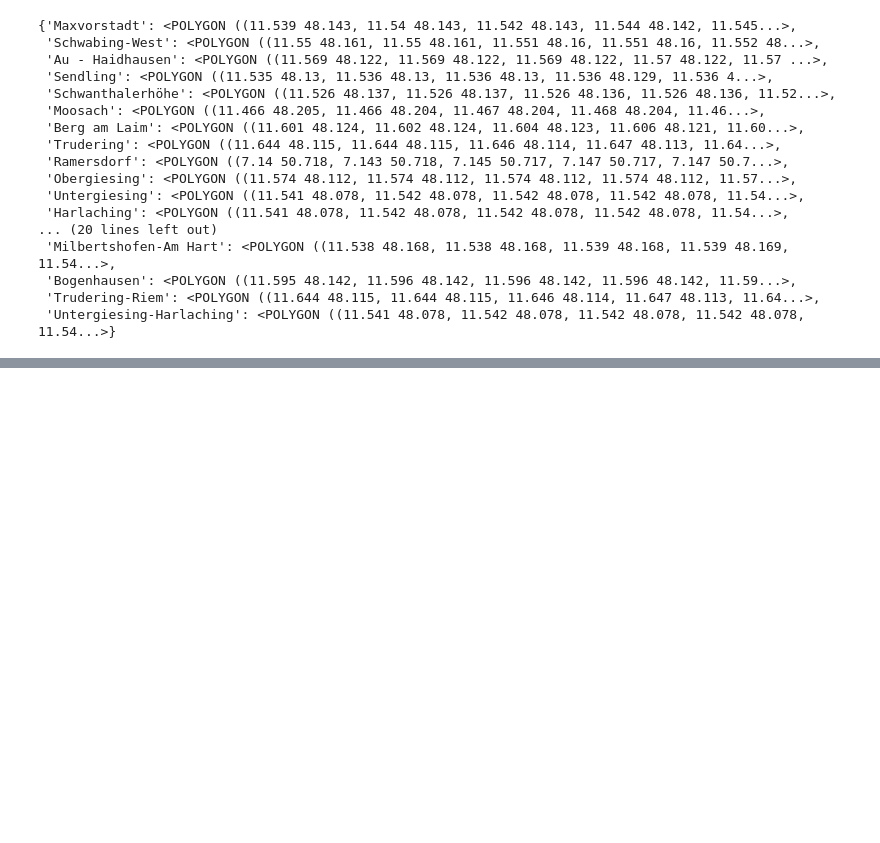
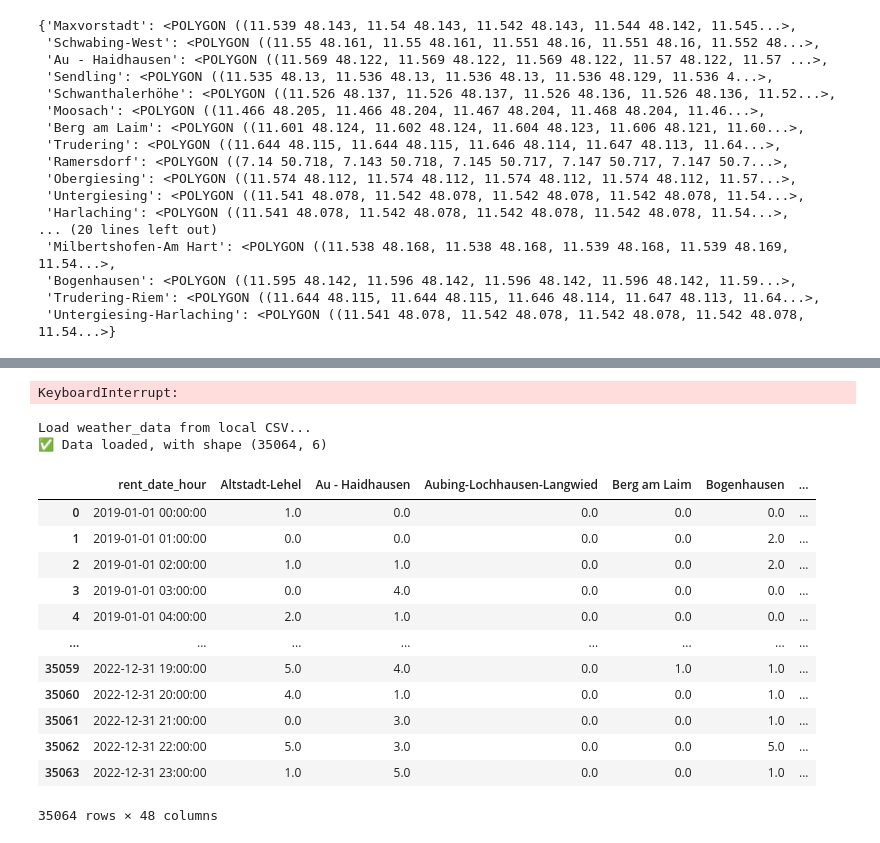
Before and after one commit to shoefer987/bike_sharing_demand, a Jupyter notebook: notebooks/shoefer987_preprocessing.ipynb, the cells around one changed output, grey strips where cells are left out. Saved outputs shown, nothing was run; the diff lists cells and outputs as text; code cells hidden in the pictures; blank space fills up the shorter version.

```diff
--- a/notebooks/shoefer987_preprocessing.ipynb
+++ b/notebooks/shoefer987_preprocessing.ipynb
@@ -216,0 +334,14 @@ dict
+# %%
+# 2. drop cols
+rental_relavent_cols_df = df[['STARTTIME' , 'STARTLAT' , 'STARTLON']]
+
+# 3. clean(rm duplicates)
+rental_relavent_cols_df = rental_relavent_cols_df.drop_duplicates()
+
+# 4. encode y
+encoded_rental_df = encode_district_label(rental_relavent_cols_df , get_polygons())
+
+# 5. aggregate by hour
+aggregated_rental_df = group_rental_data_by_hour(encoded_rental_df)
+# %% [output]
+KeyboardInterrupt:
@@ -216,0 +350,39 @@ dict
+# %%
+aggregated_rental_df = pd.read_csv(f'{LOCAL_DATA_PATH}/processed/aggregated_rental_df.csv')
+aggregated_rental_df.rent_date_hour = pd.to_datetime(aggregated_rental_df.rent_date_hour)
+# %%
+# 6. join with weather data
+weather_data_df = get_weather_data(cache_path=Path(f'{LOCAL_DATA_PATH}/raw/histotical_weather_data_{START_YEAR}_to_{END_YEAR}.csv'))
+weather_data_df['time'] = pd.to_datetime(weather_data_df['time'])
+merged_df = aggregated_rental_df.merge(weather_data_df, right_on='time' , left_on='rent_date_hour' , how='outer')
+merged_df['rent_date_hour'] = merged_df['time']
+merged_df = merged_df.sort_values(by='rent_date_hour').drop(columns=['time'])
+
+# 7. feature enginering & merge
+holidays = is_holiday(merged_df[['rent_date_hour']])
+merged_df = merged_df.merge(holidays , on='rent_date_hour' , how='inner')
+
+weekends = is_weekend(merged_df[['rent_date_hour']])
+merged_df = merged_df.merge(weekends , on='rent_date_hour' , how='inner')
+
+encoded_date = encode_temporal_features(merged_df[['rent_date_hour']])
+merged_df = merged_df.merge(encoded_date , on='rent_date_hour' , how='inner')
+# %% [output]
+Load weather_data from local CSV...
+✅ Data loaded, with shape (35064, 6)
+# %%
+merged_df
+# %% [output]
+|  | rent_date_hour | Altstadt-Lehel | Au - Haidhausen | Aubing-Lochhausen-Langwied | Berg am Laim | Bogenhausen | ... |
+| 0 | 2019-01-01 00:00:00 | 1.0 | 0.0 | 0.0 | 0.0 | 0.0 | ... |
+| 1 | 2019-01-01 01:00:00 | 0.0 | 0.0 | 0.0 | 0.0 | 2.0 | ... |
+| 2 | 2019-01-01 02:00:00 | 1.0 | 1.0 | 0.0 | 0.0 | 2.0 | ... |
+| 3 | 2019-01-01 03:00:00 | 0.0 | 4.0 | 0.0 | 0.0 | 0.0 | ... |
+| 4 | 2019-01-01 04:00:00 | 2.0 | 1.0 | 0.0 | 0.0 | 0.0 | ... |
+| ... | ... | ... | ... | ... | ... | ... | ... |
+| 35059 | 2022-12-31 19:00:00 | 5.0 | 4.0 | 0.0 | 1.0 | 1.0 | ... |
+| 35060 | 2022-12-31 20:00:00 | 4.0 | 1.0 | 0.0 | 0.0 | 1.0 | ... |
+| 35061 | 2022-12-31 21:00:00 | 0.0 | 3.0 | 0.0 | 0.0 | 1.0 | ... |
+| 35062 | 2022-12-31 22:00:00 | 5.0 | 3.0 | 0.0 | 0.0 | 5.0 | ... |
+| 35063 | 2022-12-31 23:00:00 | 1.0 | 5.0 | 0.0 | 0.0 | 1.0 | ... |
+35064 rows × 48 columns
```
Also changed, not shown: parts of 32 cells of this notebook.
